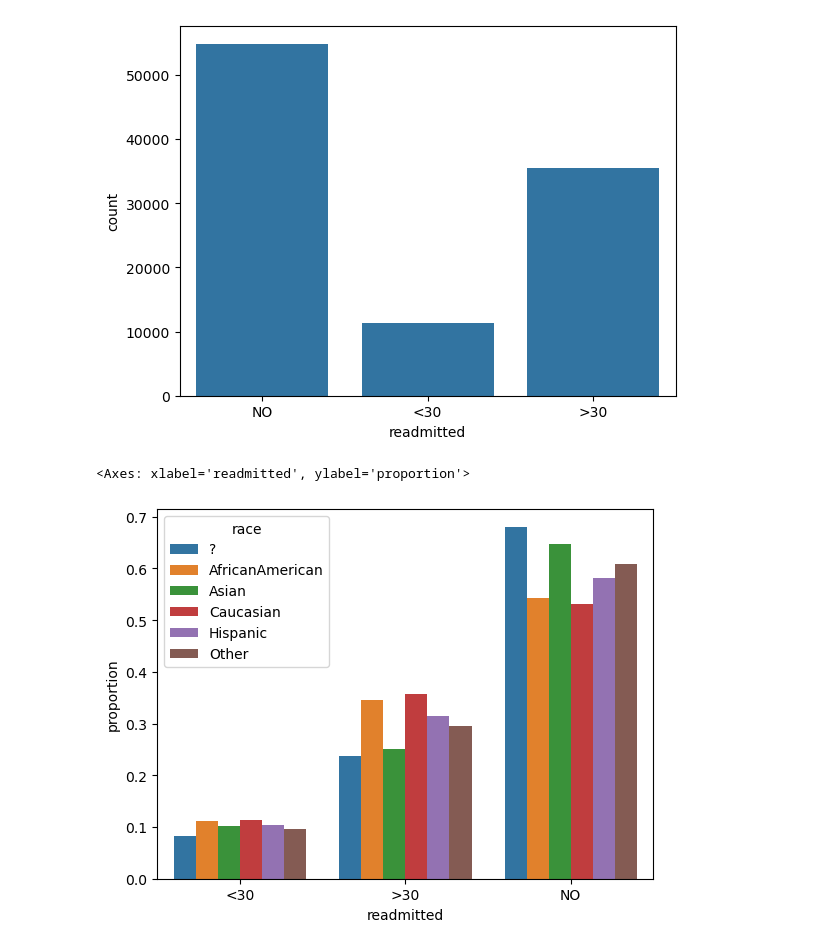
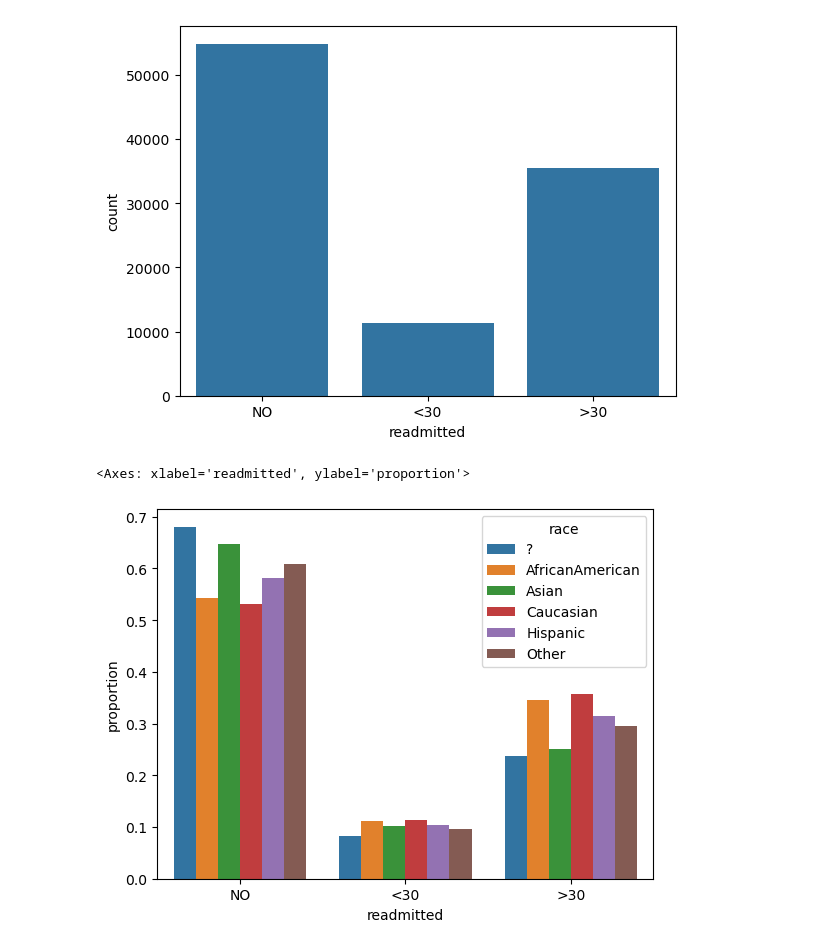
Before and after one commit to tonyinarula/Kaggle-Diabetes, a Jupyter notebook: analysis.ipynb, the cells around one changed output. Cells and saved outputs as stored; diff of their text form; code cells hidden in the pictures.

```diff
--- a/analysis.ipynb
+++ b/analysis.ipynb
@@ -132,17 +132,18 @@ df.groupby(by = 'readmitted').agg({'num_lab_procedures': 'mean',
 # %%
 # readmission rates by race
 prop_df = (
     df.groupby(by = ['race', 'readmitted'])
     .size()
     .reset_index(name='count')
 )
 prop_df['proportion'] = prop_df.groupby('race')['count'].transform(lambda x: x / x.sum())
 
 # barplot of results
 sns.barplot(data = prop_df,
             x = 'readmitted',
             y = 'proportion',
-            hue = 'race')
+            hue = 'race',
+            order = ['NO', '<30', '>30'])
 # %% [output]
 <Axes: xlabel='readmitted', ylabel='proportion'>
-[figure, old version]
+[figure, new version]
```
Also changed, not shown: parts of 2 cells of this notebook.
